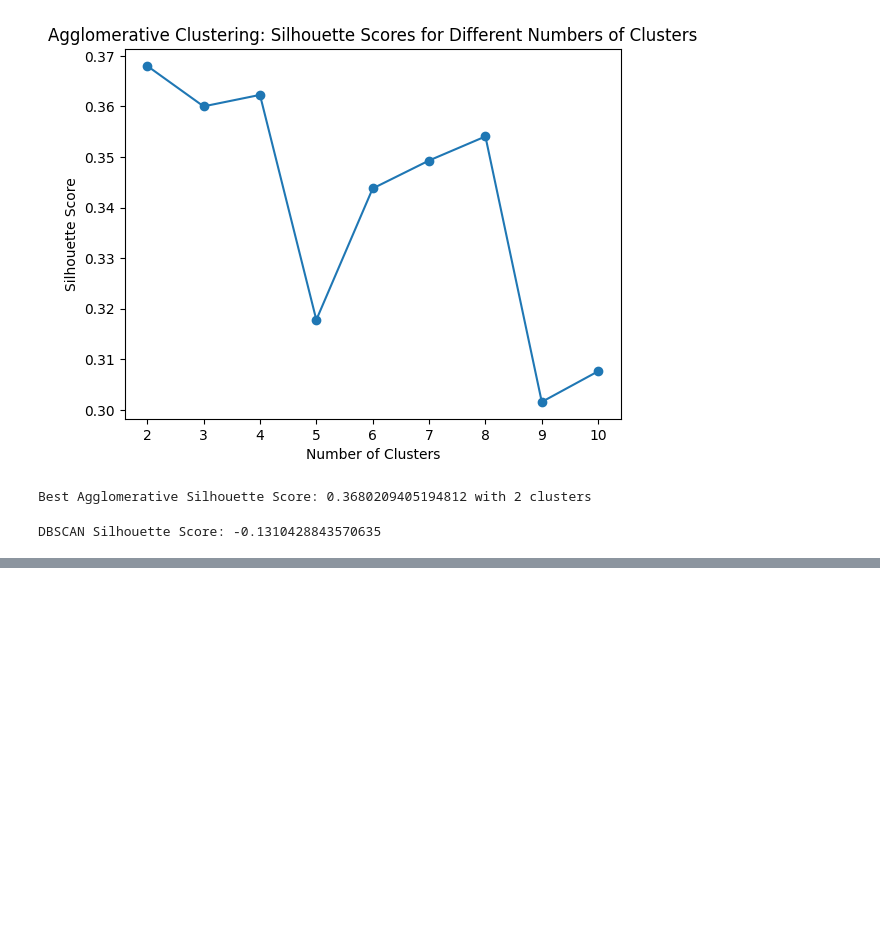
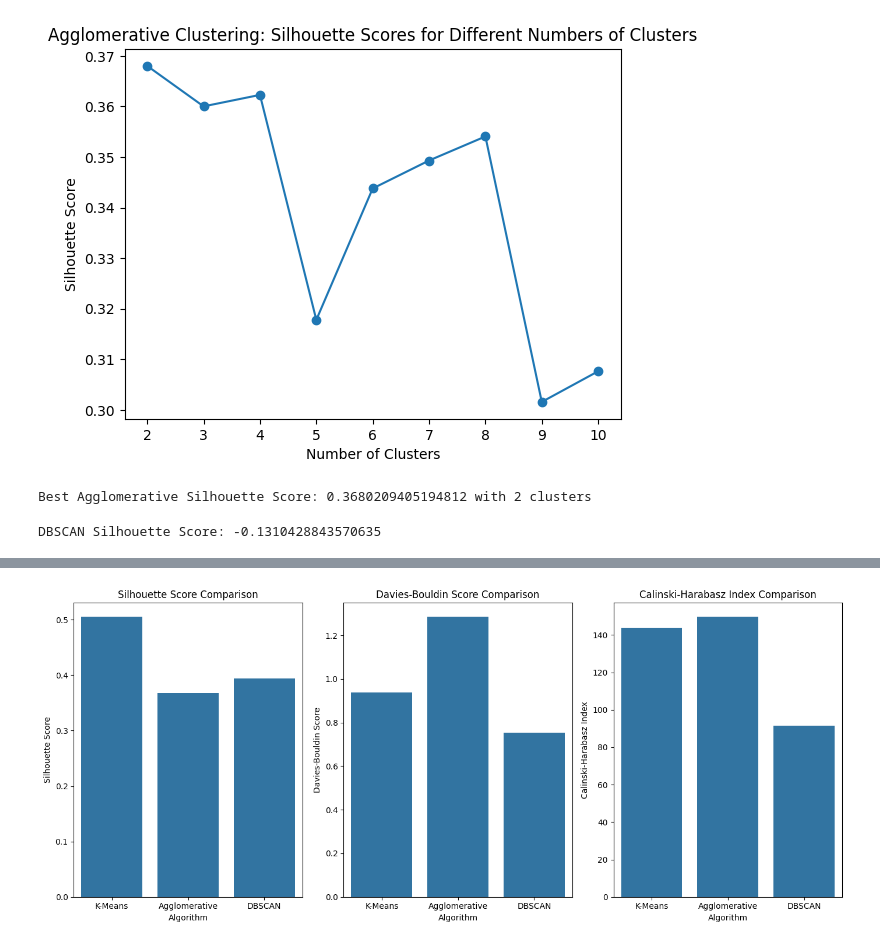
Before and after one commit to AshSama12/wholesale-customer-data-analyze, a Jupyter notebook: wholesale_customer_dataset.ipynb, the cells around one changed output, grey strips where cells are left out. Cells and saved outputs as stored; diff of their text form; code cells hidden in the pictures; blank space fills up the shorter version.

```diff
--- a/wholesale_customer_dataset.ipynb
+++ b/wholesale_customer_dataset.ipynb
@@ -174,0 +457,30 @@ DBSCAN Silhouette Score: -0.1310428843570635
+# %%
+# Metrics Summary
+metrics = {
+    'Algorithm': ['K-Means', 'Agglomerative', 'DBSCAN'],
+    'Silhouette Score': [kmeans_silhouette, agg_silhouette, dbscan_silhouette],
+    'Davies-Bouldin Score': [kmeans_davies_bouldin, agg_davies_bouldin, dbscan_davies_bouldin if len(filtered_labels) > 1 else None],
+    'Calinski-Harabasz Index': [kmeans_calinski_harabasz, agg_calinski_harabasz, dbscan_calinski_harabasz if len(filtered_labels) > 1 else None]
+}
+
+metrics_df = pd.DataFrame(metrics)
+
+# Plotting the results
+plt.figure(figsize=(14, 6))
+
+plt.subplot(1, 3, 1)
+sns.barplot(data=metrics_df, x='Algorithm', y='Silhouette Score')
+plt.title('Silhouette Score Comparison')
+
+plt.subplot(1, 3, 2)
+sns.barplot(data=metrics_df, x='Algorithm', y='Davies-Bouldin Score')
+plt.title('Davies-Bouldin Score Comparison')
+
+plt.subplot(1, 3, 3)
+sns.barplot(data=metrics_df, x='Algorithm', y='Calinski-Harabasz Index')
+plt.title('Calinski-Harabasz Index Comparison')
+
+plt.tight_layout()
+plt.show()
+# %% [output]
+[figure, added]
```
Also changed, not shown: parts of 13 cells of this notebook.
